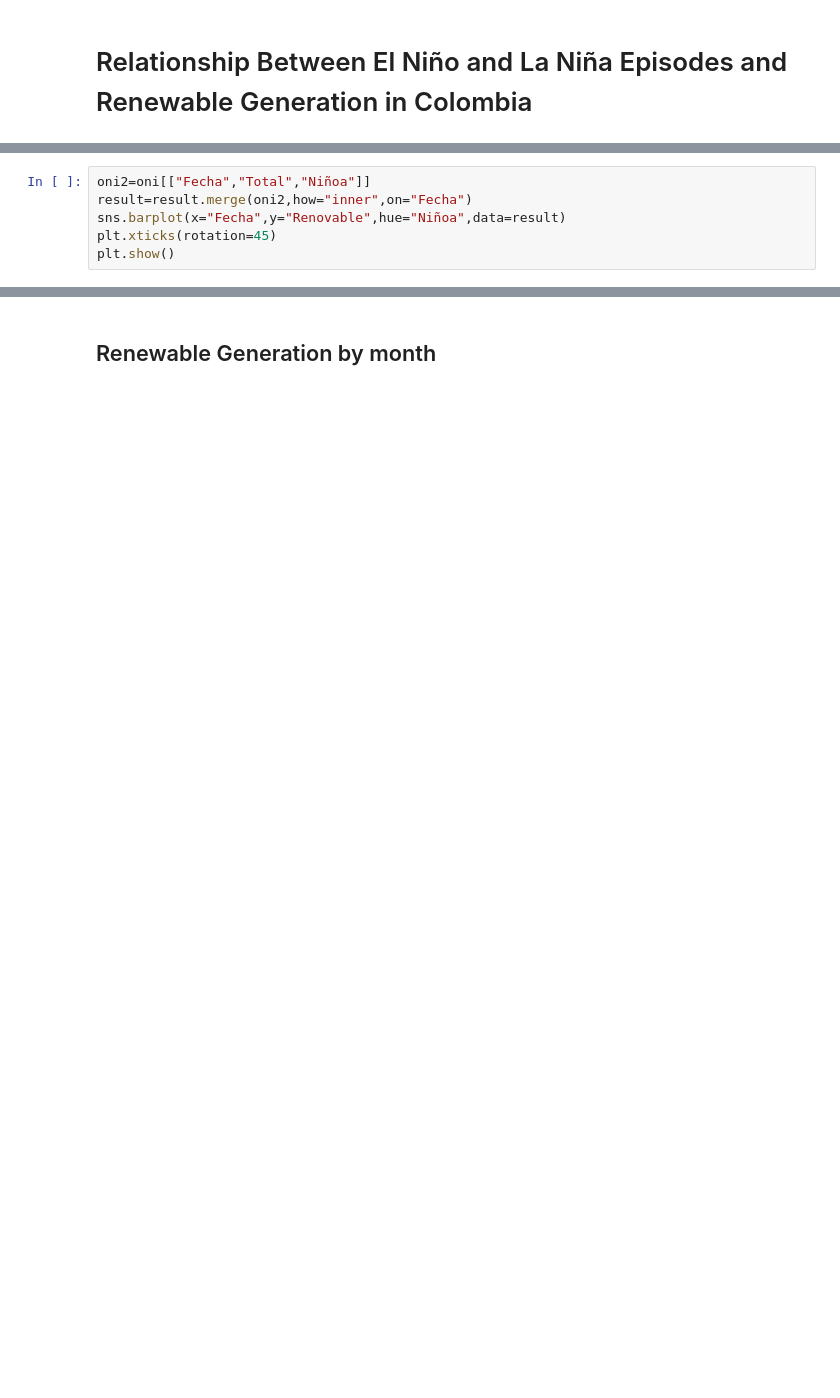
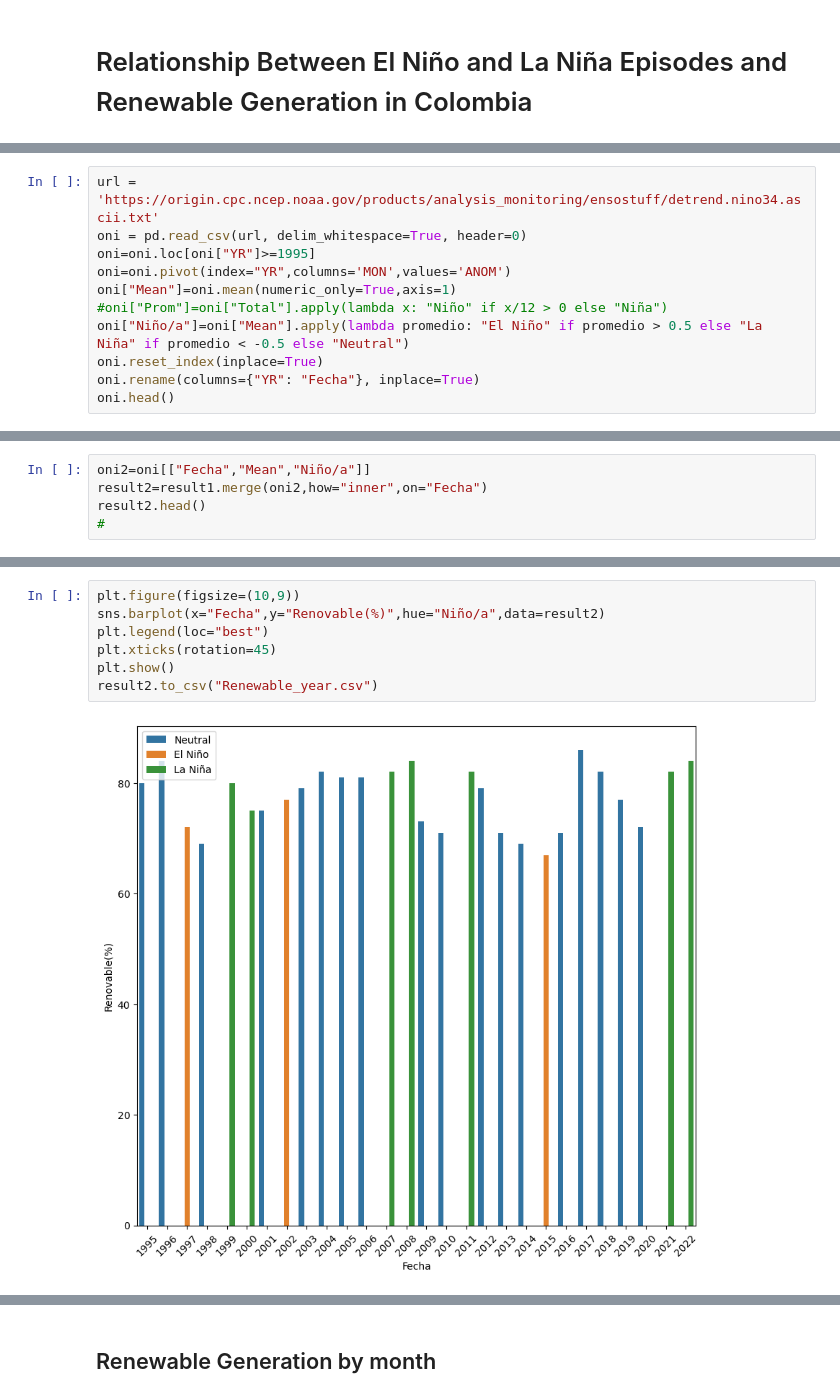
Before and after one commit to Mateoferrnandez/GeneracionElectricaColombia, a Jupyter notebook: notebooks/ElectricGeneration_colombia copy.ipynb, the cells around one changed output, grey strips where cells are left out. Saved outputs shown, nothing was run; the diff lists cells and outputs as text; blank space fills up the shorter version.

```diff
--- a/notebooks/ElectricGeneration_colombia copy.ipynb
+++ b/notebooks/ElectricGeneration_colombia copy.ipynb
@@ -372,0 +359,11 @@ oni.head()
+# %%
+url = 'https://origin.cpc.ncep.noaa.gov/products/analysis_monitoring/ensostuff/detrend.nino34.ascii.txt'
+oni = pd.read_csv(url, delim_whitespace=True, header=0)
+oni=oni.loc[oni["YR"]>=1995]
+oni=oni.pivot(index="YR",columns='MON',values='ANOM')
+oni["Mean"]=oni.mean(numeric_only=True,axis=1)
+#oni["Prom"]=oni["Total"].apply(lambda x: "Niño" if x/12 > 0 else "Niña")
+oni["Niño/a"]=oni["Mean"].apply(lambda promedio: "El Niño" if promedio > 0.5 else "La Niña" if promedio < -0.5 else "Neutral")
+oni.reset_index(inplace=True)
+oni.rename(columns={"YR": "Fecha"}, inplace=True)
+oni.head()
@@ -372,0 +377,5 @@ oni.head()
+# %%
+oni2=oni[["Fecha","Mean","Niño/a"]]
+result2=result1.merge(oni2,how="inner",on="Fecha")
+result2.head()
+#
@@ -373,6 +389,9 @@ oni.head()
 # %%
-oni2=oni[["Fecha","Total","Niñoa"]]
-result=result.merge(oni2,how="inner",on="Fecha")
-sns.barplot(x="Fecha",y="Renovable",hue="Niñoa",data=result)
+plt.figure(figsize=(10,9))
+sns.barplot(x="Fecha",y="Renovable(%)",hue="Niño/a",data=result2)
+plt.legend(loc="best")
 plt.xticks(rotation=45)
 plt.show()
+result2.to_csv("Renewable_year.csv")
+# %% [output]
+[figure, added]
```
Also changed, not shown: parts of 24 cells of this notebook, 7 other files.
